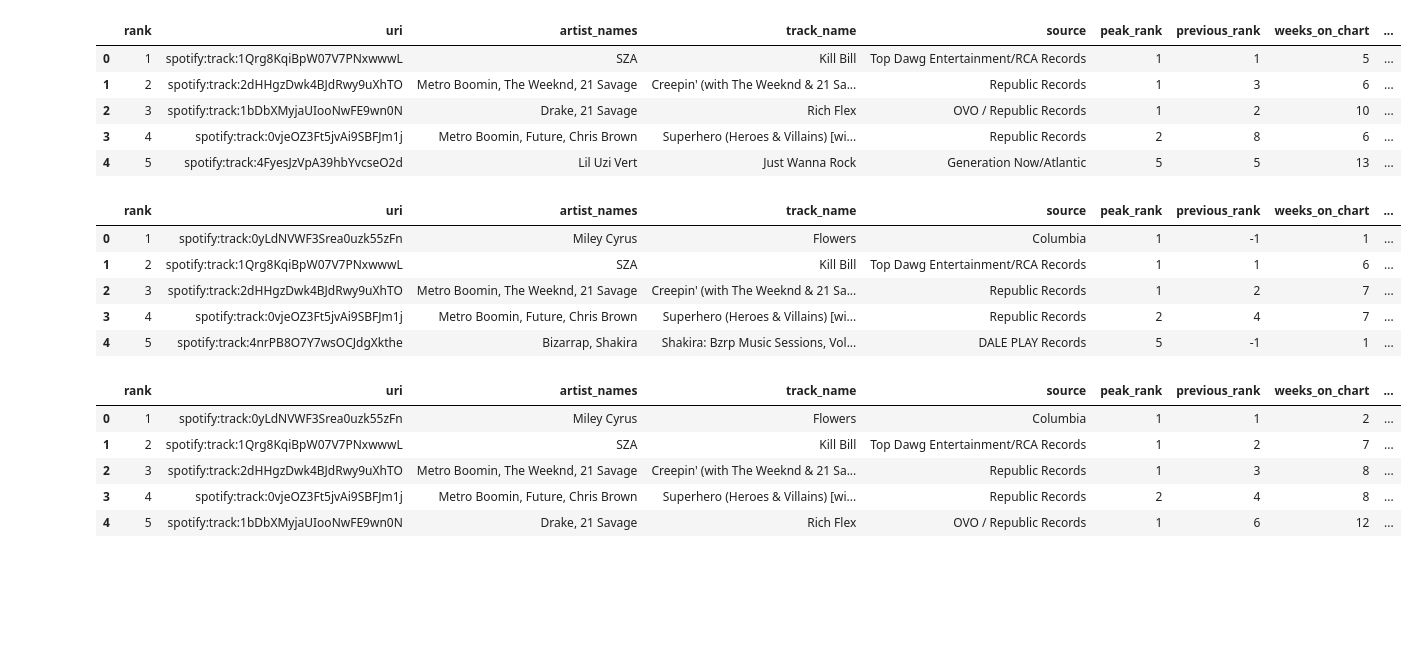
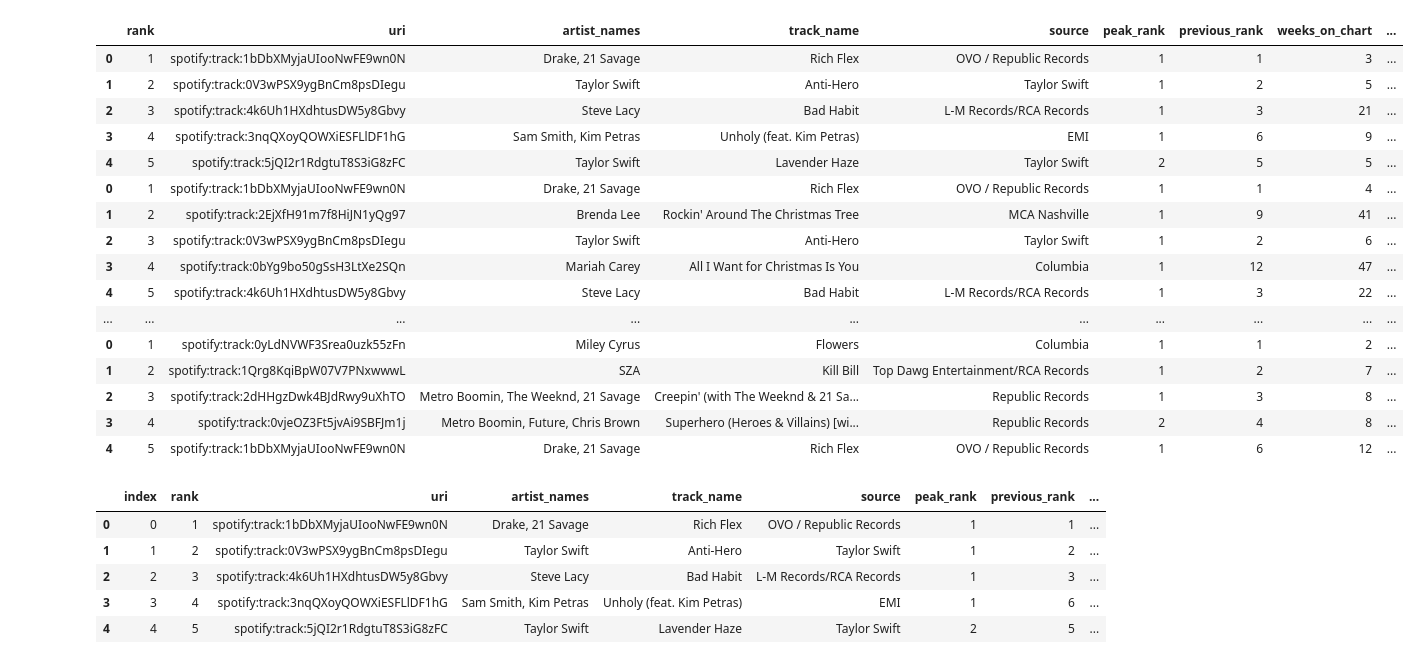
Before and after one commit to JLeigh101/Spotlight-on-Spotify, a Jupyter notebook: spotify_charts.ipynb, the cells around one changed output. Saved outputs shown, nothing was run; the diff lists cells and outputs as text; code cells hidden in the pictures; blank space fills up the shorter version.

```diff
--- a/spotify_charts.ipynb
+++ b/spotify_charts.ipynb
@@ -36,28 +67,31 @@ weekly_2023_01_05_df.head()
-# %%
-weekly_2023_01_12_df.head()
-# %% [output]
-|  | rank | uri | artist_names | track_name | source | peak_rank | previous_rank | weeks_on_chart | ... |
-| 0 | 1 | spotify:track:1Qrg8KqiBpW07V7PNxwwwL | SZA | Kill Bill | Top Dawg Entertainment/RCA Records | 1 | 1 | 5 | ... |
-| 1 | 2 | spotify:track:2dHHgzDwk4BJdRwy9uXhTO | Metro Boomin, The Weeknd, 21 Savage | Creepin' (with The Weeknd & 21 Sa... | Republic Records | 1 | 3 | 6 | ... |
-| 2 | 3 | spotify:track:1bDbXMyjaUIooNwFE9wn0N | Drake, 21 Savage | Rich Flex | OVO / Republic Records | 1 | 2 | 10 | ... |
-| 3 | 4 | spotify:track:0vjeOZ3Ft5jvAi9SBFJm1j | Metro Boomin, Future, Chris Brown | Superhero (Heroes & Villains) [wi... | Republic Records | 2 | 8 | 6 | ... |
-| 4 | 5 | spotify:track:4FyesJzVpA39hbYvcseO2d | Lil Uzi Vert | Just Wanna Rock | Generation Now/Atlantic | 5 | 5 | 13 | ... |
-# %%
-weekly_2023_01_19_df.head()
-# %% [output]
-|  | rank | uri | artist_names | track_name | source | peak_rank | previous_rank | weeks_on_chart | ... |
-| 0 | 1 | spotify:track:0yLdNVWF3Srea0uzk55zFn | Miley Cyrus | Flowers | Columbia | 1 | -1 | 1 | ... |
-| 1 | 2 | spotify:track:1Qrg8KqiBpW07V7PNxwwwL | SZA | Kill Bill | Top Dawg Entertainment/RCA Records | 1 | 1 | 6 | ... |
-| 2 | 3 | spotify:track:2dHHgzDwk4BJdRwy9uXhTO | Metro Boomin, The Weeknd, 21 Savage | Creepin' (with The Weeknd & 21 Sa... | Republic Records | 1 | 2 | 7 | ... |
-| 3 | 4 | spotify:track:0vjeOZ3Ft5jvAi9SBFJm1j | Metro Boomin, Future, Chris Brown | Superhero (Heroes & Villains) [wi... | Republic Records | 2 | 4 | 7 | ... |
-| 4 | 5 | spotify:track:4nrPB8O7Y7wsOCJdgXkthe | Bizarrap, Shakira | Shakira: Bzrp Music Sessions, Vol... | DALE PLAY Records | 5 | -1 | 1 | ... |
-# %%
-
-weekly_2023_01_26_df.head()
-# %% [output]
-|  | rank | uri | artist_names | track_name | source | peak_rank | previous_rank | weeks_on_chart | ... |
-| 0 | 1 | spotify:track:0yLdNVWF3Srea0uzk55zFn | Miley Cyrus | Flowers | Columbia | 1 | 1 | 2 | ... |
-| 1 | 2 | spotify:track:1Qrg8KqiBpW07V7PNxwwwL | SZA | Kill Bill | Top Dawg Entertainment/RCA Records | 1 | 2 | 7 | ... |
-| 2 | 3 | spotify:track:2dHHgzDwk4BJdRwy9uXhTO | Metro Boomin, The Weeknd, 21 Savage | Creepin' (with The Weeknd & 21 Sa... | Republic Records | 1 | 3 | 8 | ... |
-| 3 | 4 | spotify:track:0vjeOZ3Ft5jvAi9SBFJm1j | Metro Boomin, Future, Chris Brown | Superhero (Heroes & Villains) [wi... | Republic Records | 2 | 4 | 8 | ... |
-| 4 | 5 | spotify:track:1bDbXMyjaUIooNwFE9wn0N | Drake, 21 Savage | Rich Flex | OVO / Republic Records | 1 | 6 | 12 | ... |
+# %%
+bychart = concat_df.groupby('chart')
+bychart.head()
+# %% [output]
+|  | rank | uri | artist_names | track_name | source | peak_rank | previous_rank | weeks_on_chart | ... |
+| 0 | 1 | spotify:track:1bDbXMyjaUIooNwFE9wn0N | Drake, 21 Savage | Rich Flex | OVO / Republic Records | 1 | 1 | 3 | ... |
+| 1 | 2 | spotify:track:0V3wPSX9ygBnCm8psDIegu | Taylor Swift | Anti-Hero | Taylor Swift | 1 | 2 | 5 | ... |
+| 2 | 3 | spotify:track:4k6Uh1HXdhtusDW5y8Gbvy | Steve Lacy | Bad Habit | L-M Records/RCA Records | 1 | 3 | 21 | ... |
+| 3 | 4 | spotify:track:3nqQXoyQOWXiESFLlDF1hG | Sam Smith, Kim Petras | Unholy (feat. Kim Petras) | EMI | 1 | 6 | 9 | ... |
+| 4 | 5 | spotify:track:5jQI2r1RdgtuT8S3iG8zFC | Taylor Swift | Lavender Haze | Taylor Swift | 2 | 5 | 5 | ... |
+| 0 | 1 | spotify:track:1bDbXMyjaUIooNwFE9wn0N | Drake, 21 Savage | Rich Flex | OVO / Republic Records | 1 | 1 | 4 | ... |
+| 1 | 2 | spotify:track:2EjXfH91m7f8HiJN1yQg97 | Brenda Lee | Rockin' Around The Christmas Tree | MCA Nashville | 1 | 9 | 41 | ... |
+| 2 | 3 | spotify:track:0V3wPSX9ygBnCm8psDIegu | Taylor Swift | Anti-Hero | Taylor Swift | 1 | 2 | 6 | ... |
+| 3 | 4 | spotify:track:0bYg9bo50gSsH3LtXe2SQn | Mariah Carey | All I Want for Christmas Is You | Columbia | 1 | 12 | 47 | ... |
+| 4 | 5 | spotify:track:4k6Uh1HXdhtusDW5y8Gbvy | Steve Lacy | Bad Habit | L-M Records/RCA Records | 1 | 3 | 22 | ... |
+| ... | ... | ... | ... | ... | ... | ... | ... | ... | ... |
+| 0 | 1 | spotify:track:0yLdNVWF3Srea0uzk55zFn | Miley Cyrus | Flowers | Columbia | 1 | 1 | 2 | ... |
+| 1 | 2 | spotify:track:1Qrg8KqiBpW07V7PNxwwwL | SZA | Kill Bill | Top Dawg Entertainment/RCA Records | 1 | 2 | 7 | ... |
+| 2 | 3 | spotify:track:2dHHgzDwk4BJdRwy9uXhTO | Metro Boomin, The Weeknd, 21 Savage | Creepin' (with The Weeknd & 21 Sa... | Republic Records | 1 | 3 | 8 | ... |
+| 3 | 4 | spotify:track:0vjeOZ3Ft5jvAi9SBFJm1j | Metro Boomin, Future, Chris Brown | Superhero (Heroes & Villains) [wi... | Republic Records | 2 | 4 | 8 | ... |
+| 4 | 5 | spotify:track:1bDbXMyjaUIooNwFE9wn0N | Drake, 21 Savage | Rich Flex | OVO / Republic Records | 1 | 6 | 12 | ... |
+# %%
+chart = concat_df.reset_index()
+chart.head()
+# %% [output]
+|  | index | rank | uri | artist_names | track_name | source | peak_rank | previous_rank | ... |
+| 0 | 0 | 1 | spotify:track:1bDbXMyjaUIooNwFE9wn0N | Drake, 21 Savage | Rich Flex | OVO / Republic Records | 1 | 1 | ... |
+| 1 | 1 | 2 | spotify:track:0V3wPSX9ygBnCm8psDIegu | Taylor Swift | Anti-Hero | Taylor Swift | 1 | 2 | ... |
+| 2 | 2 | 3 | spotify:track:4k6Uh1HXdhtusDW5y8Gbvy | Steve Lacy | Bad Habit | L-M Records/RCA Records | 1 | 3 | ... |
+| 3 | 3 | 4 | spotify:track:3nqQXoyQOWXiESFLlDF1hG | Sam Smith, Kim Petras | Unholy (feat. Kim Petras) | EMI | 1 | 6 | ... |
+| 4 | 4 | 5 | spotify:track:5jQI2r1RdgtuT8S3iG8zFC | Taylor Swift | Lavender Haze | Taylor Swift | 2 | 5 | ... |
```
Also changed, not shown: parts of 12 cells of this notebook, 6 other files.
